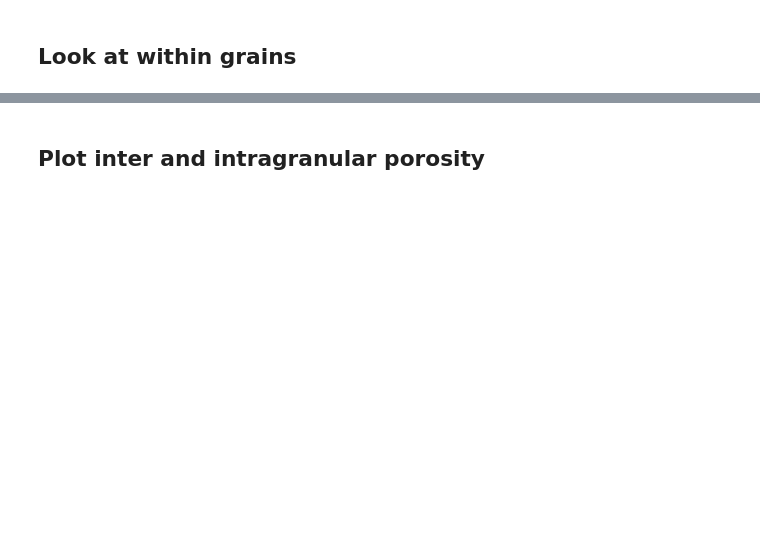
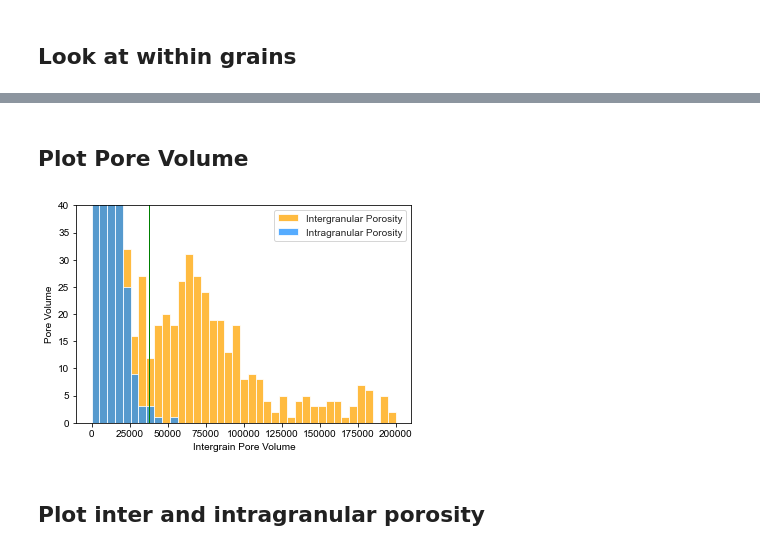
Before and after one commit to akkendrick/LABMOPS, a Jupyter notebook: findLowFlow.ipynb, the cells around one changed output, grey strips where cells are left out. Saved outputs shown, nothing was run; the diff lists cells and outputs as text; code cells hidden in the pictures; blank space fills up the shorter version.

Commit message:
working on distribution plotting

```diff
--- a/findLowFlow.ipynb
+++ b/findLowFlow.ipynb
@@ -378,5 +365,5 @@ for a in tqdm.tqdm(range(0,len(intraSkelRegions)), 'Intrapore Regions Loop'):
                     intraPoreVolumeVector = np.append(intraPoreVolumeVector,
                                                             poreInfoSecondary['pore.volume'][int(currentRegion) - 1])
 
-                    intraPoreVelocityDataframe[int(currentRegion)] = np.median(maskedPoreVel)
-                    intraPoreVolumeDataframe[int(currentRegion)] = poreInfoSecondary['pore.volume'][int(currentRegion) - 1 ]
+                    df_secondaryVelocity.at[int(currentRegion),"Intragrain Pore Volume"]=poreInfoSecondary['pore.volume'][int(currentRegion) - 1]
+                    df_secondaryVelocity.at[int(currentRegion),"Intragrain Median Velocity"]=np.median(intraPoreSkel)
@@ -406,3 +399,5 @@ maskedSecondary_metric_PoreVelocity = np.load('maskedPore_metricVel.npy')
 maskedSecondaryPoreVolumeVector = np.load('maskedPoreVolumeVector.npy')
 maskedSecondaryPoreVolumeDataframe = np.load('maskedPoreVolumeDataframe.npy')
 maskedSecondaryPoreVelocityDataframe = np.load('maskedPoreVelocityDataframe.npy')
+
+df_secondaryVelocity = pd.read_pickle('secondaryVelocities.pkl')
@@ -458,0 +406,10 @@ fig.savefig(figStr, dpi=300, facecolor='w', edgecolor='w')
+# %%
+copyInterGrainPoreVol = np.array(df_secondaryVelocity["Intergrain Pore Volume"])
+filtInterGrainVel = np.zeros(copyInterGrainPoreVol.shape)
+for a in range(len(copyInterGrainPoreVol)):
+    if np.isnan(copyInterGrainPoreVol[a]):
+        filtInterGrainVel[a] = 0
+    else:
+        filtInterGrainVel[a] = copyInterGrainPoreVol[a]
+# %%
+df_secondaryVelocity["Intragrain Pore Volume"] = df_secondaryVelocity["Intragrain Pore Volume"] - filtInterGrainVel
@@ -459,2 +432,29 @@ fig.savefig(figStr, dpi=300, facecolor='w', edgecolor='w')
+# %% [markdown]
+## Plot Pore Volume
+# %%
+volumeBins = np.linspace(0, 200000, num=40)
+
+fig, ax = plt.subplots()
+sns.set_style('whitegrid')
+
+sns.histplot(data=df_secondaryVelocity["Intergrain Pore Volume"],
+     bins=volumeBins,color="orange", label="Intergranular Porosity")
+sns.histplot(data=df_secondaryVelocity["Intragrain Pore Volume"],
+     bins=volumeBins,color="dodgerblue", label="Intragranular Porosity")
+
+
+#sns.displot(data=[df_secondaryVelocity["Intragrain Pore Volume"], df_secondaryVelocity["Intergrain Pore Volume"]],
+#            bins=volumeBins)
+plt.ylim([0,40])
+plt.legend()
+plt.ylabel('Pore Volume')
+
+plt.plot([poreVolumeCutoff, poreVolumeCutoff],[0,200],'g',lw=1)
+
+figStr = 'interAndIntraPoreVolume_pressure_'+str(simPressure)+'.png'
+
+plt.savefig(figStr, dpi=300, facecolor='w', edgecolor='w')
+# %% [output]
+[figure, added]
 # %% [markdown]
 ## Plot inter and intragranular porosity
```
Also changed, not shown: parts of 80 cells of this notebook, 2 other files.
